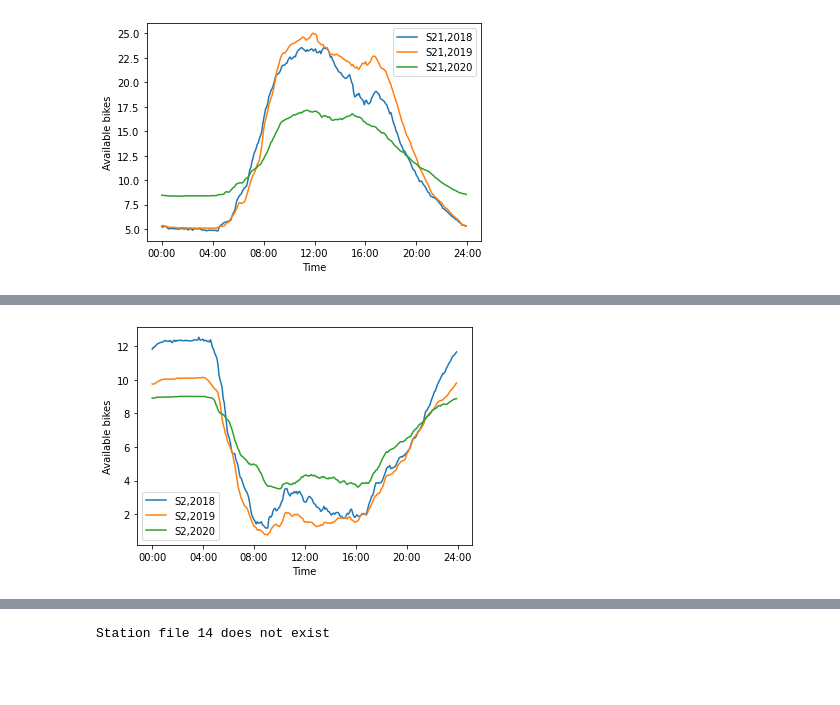
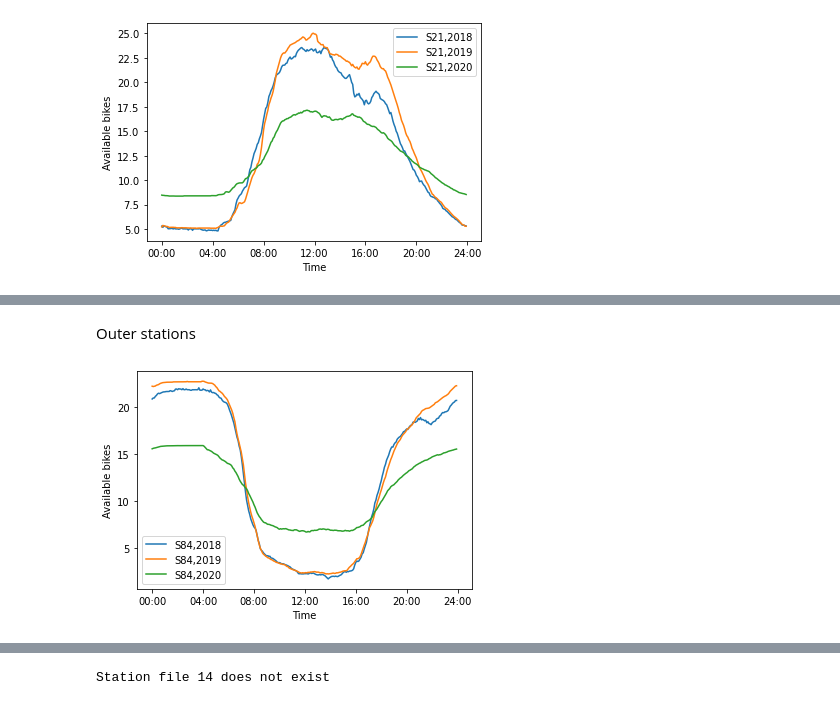
Before and after one commit to t1goe/FYP-bss-rebalancing, a Jupyter notebook: notebooks/2 pre-analysis.ipynb, the cells around one changed output, grey strips where cells are left out. Saved outputs shown, nothing was run; the diff lists cells and outputs as text; code cells hidden in the pictures; blank space fills up the shorter version.

```diff
--- a/notebooks/2 pre-analysis.ipynb
+++ b/notebooks/2 pre-analysis.ipynb
@@ -134,0 +148,8 @@ As seen here the averages for 2020 are different to trends from the previous two
+# %%
+#St. Stephen's Green South
+station = 37
+years = [2018, 2019, 2020]
+for year in years:
+    plot_average_day(station, year)
+
+show_average_day_plot()
@@ -135,10 +158,12 @@ As seen here the averages for 2020 are different to trends from the previous two
+# %% [markdown]
+Outer stations
 # %%
-#Blessington Street
-station = 2
+#Brookfield Road
+station = 84
 years = [2018, 2019, 2020]
 for year in years:
     plot_average_day(station, year)
 
 show_average_day_plot()
 # %% [output]
-[figure, old version]
+[figure, new version]
```
Also changed, not shown: parts of 18 cells of this notebook, 2 other files.
